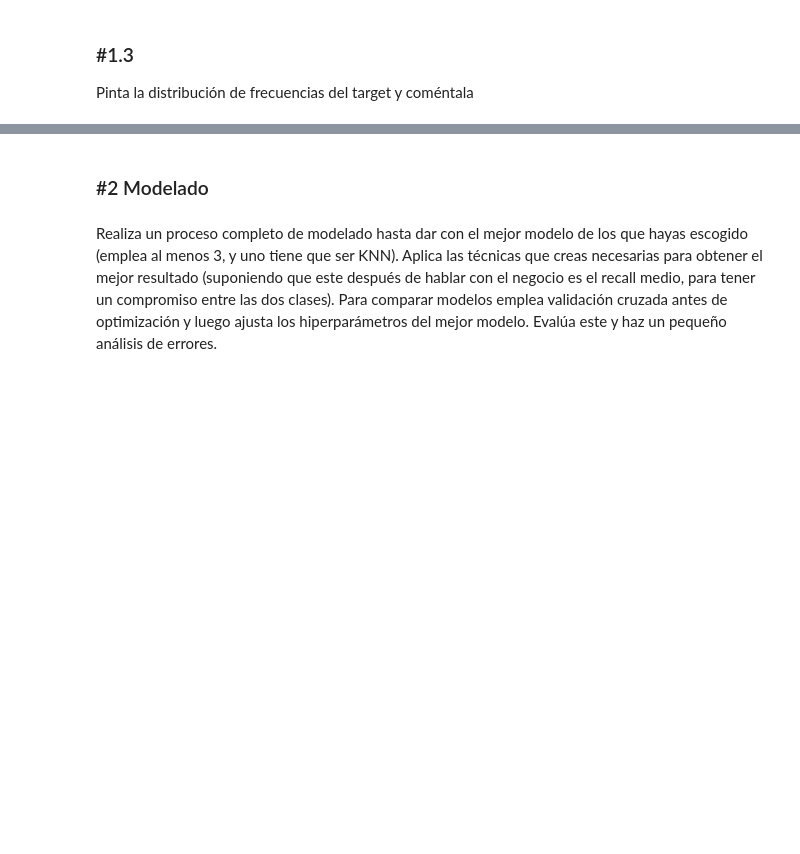
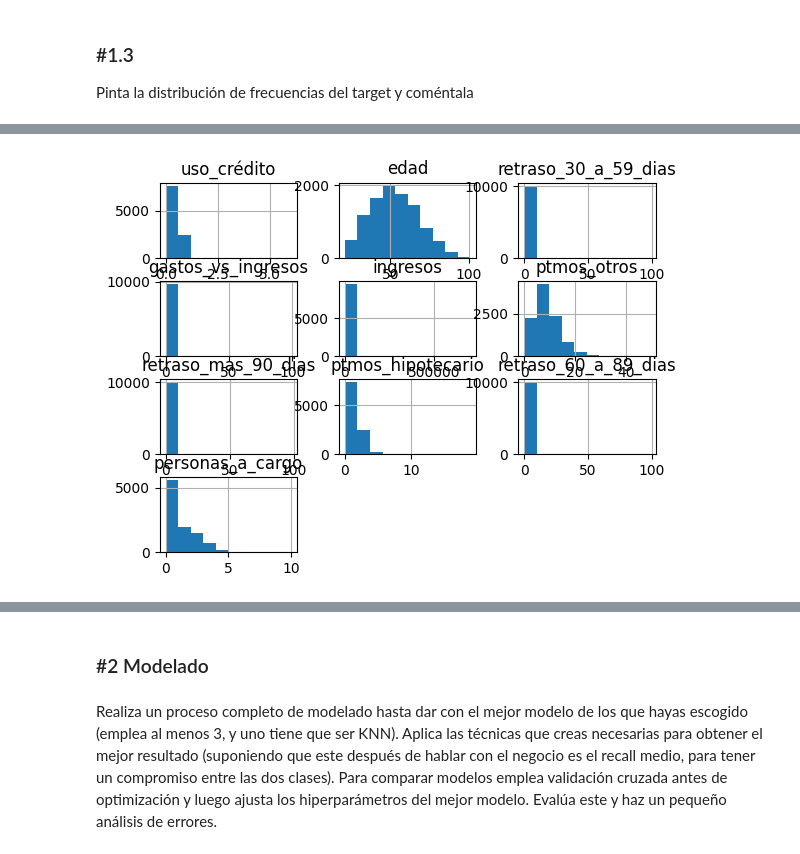
Before and after one commit to arratealduzin/Repo-ejercicos, a Jupyter notebook: 04_Machine_Learning/Sprint_12/Unidad_01_ML_Supervisado_Otros_Modelos/03_Practica_Obligatoria/18_Practica_Obligatoria_Supervisado_Otros_Modelos.ipynb, the cells around one changed output, grey strips where cells are left out. Drawn from its saved outputs; the diff is of its cells as text; code cells hidden in the pictures; blank space fills up the shorter version.

```diff
--- a/04_Machine_Learning/Sprint_12/Unidad_01_ML_Supervisado_Otros_Modelos/03_Practica_Obligatoria/18_Practica_Obligatoria_Supervisado_Otros_Modelos.ipynb
+++ b/04_Machine_Learning/Sprint_12/Unidad_01_ML_Supervisado_Otros_Modelos/03_Practica_Obligatoria/18_Practica_Obligatoria_Supervisado_Otros_Modelos.ipynb
@@ -26,0 +138,4 @@ Pinta la distribución de frecuencias del target y coméntala
+# %%
+train_set, test_set = train_test_split(df_nombre, test_size=0.2, stratify=df_nombre["posible_moroso"], random_state=42)
+print(train_set.shape)
+print(test_set.shape)
@@ -26,0 +170,9 @@ Pinta la distribución de frecuencias del target y coméntala
+# %%
+X_train = train_set.drop("posible_moroso", axis=1)
+y_train = train_set["posible_moroso"]
+X_test = test_set.drop("posible_moroso", axis=1)
+y_test= test_set["posible_moroso"]
+print(X_train.shape)
+print(y_train.shape)
+print(X_test.shape)
+print(y_test.shape)
@@ -26,0 +218,4 @@ Pinta la distribución de frecuencias del target y coméntala
+# %%
+X_train.hist();
+# %% [output]
+[figure, added]
```
Also changed, not shown: parts of 49 cells of this notebook, 2 other files.
